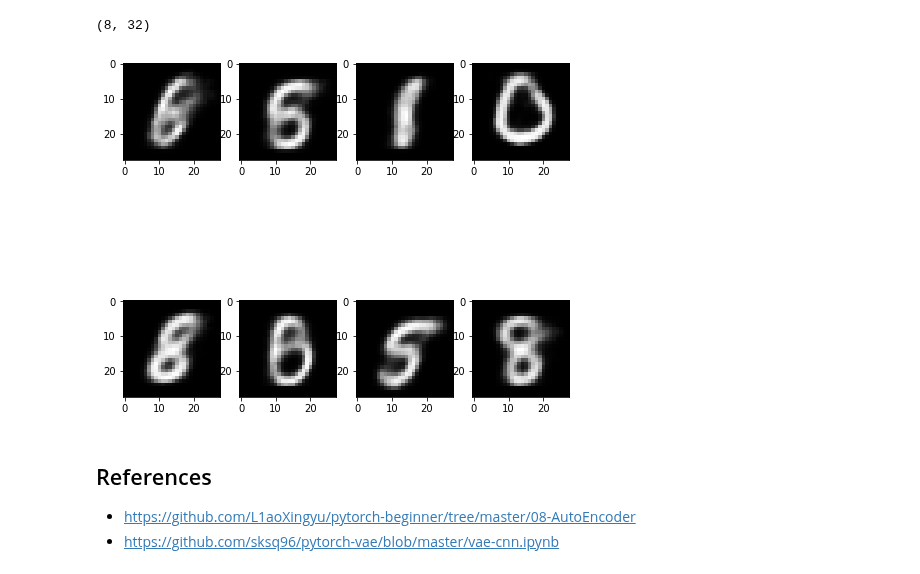
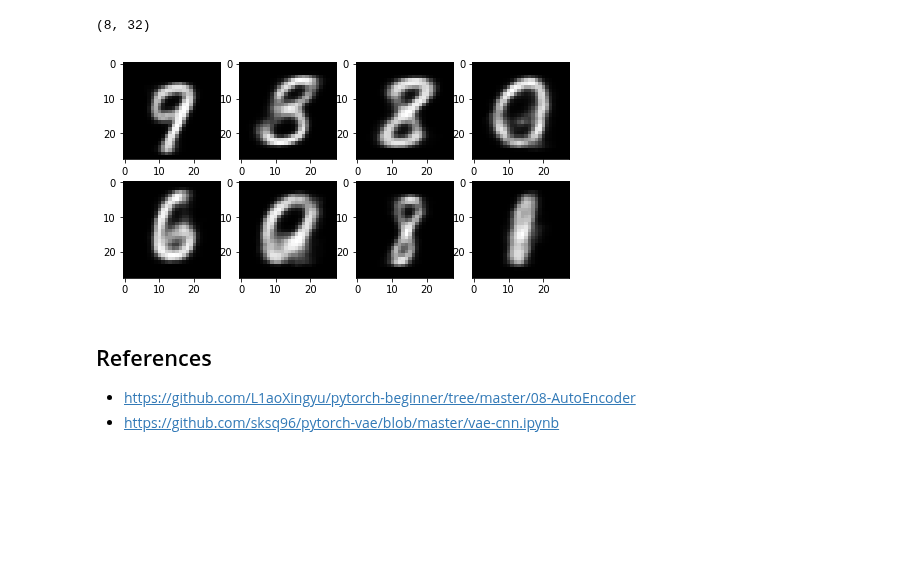
Before and after one commit to yanneta/dl-course, a Jupyter notebook: autoencoders.ipynb, the cells around one changed output. Drawn from its saved outputs; the diff is of its cells as text; code cells hidden in the pictures; blank space fills up the shorter version.

```diff
--- a/autoencoders.ipynb
+++ b/autoencoders.ipynb
@@ -325,16 +325,16 @@ img_hat = to_image(x_hat.cpu().detach())
 # %%
 w=10
 h=10
-fig=plt.figure(figsize=(8, 8))
+fig=plt.figure(figsize=(8, 4))
 columns = 4
 rows = 2
 for i in range(0, columns*rows):
     img = np.random.randint(10, size=(h,w))
     fig.add_subplot(rows, columns, i+1)
     plt.imshow(img_hat[i][0], cmap='gray')
 plt.show()
 # %% [output]
-[figure, old version]
+[figure, new version]
 # %% [markdown]
 ## References
 * https://github.com/L1aoXingyu/pytorch-beginner/tree/master/08-AutoEncoder
```
